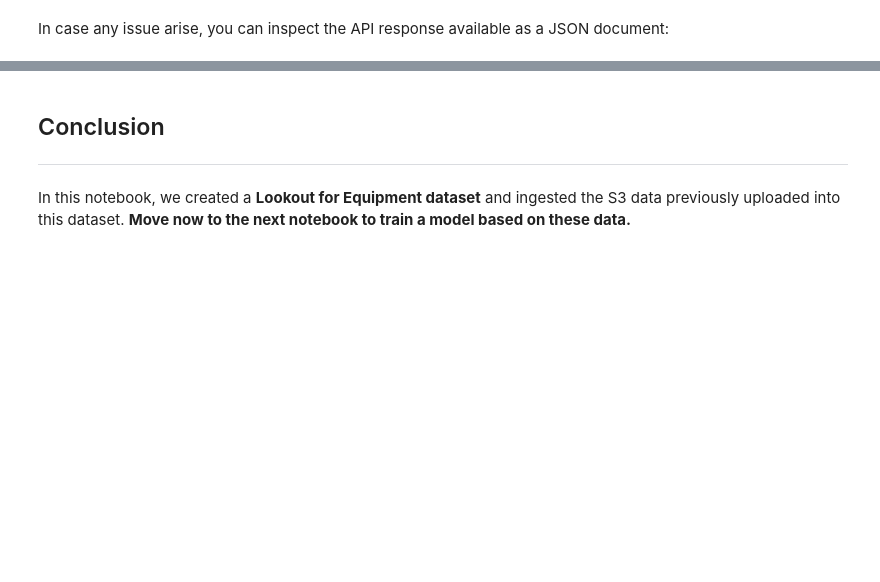
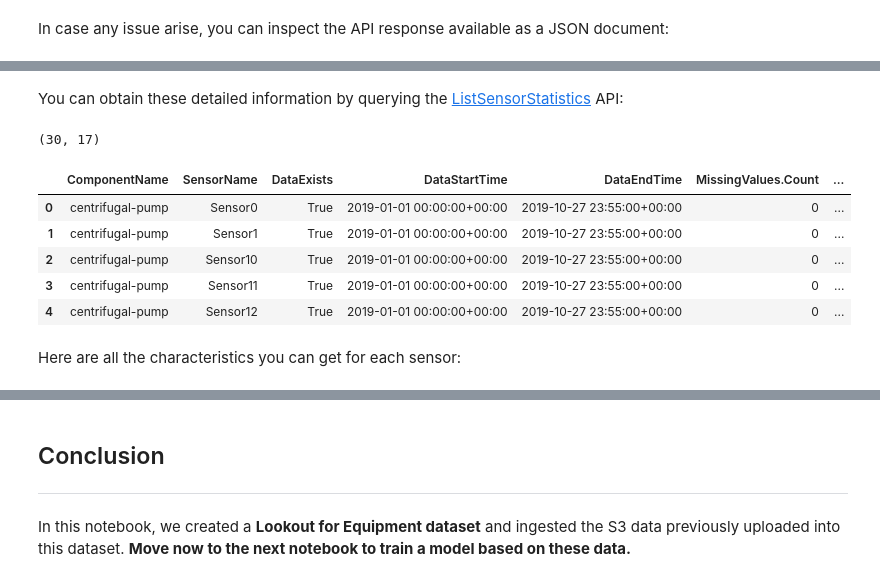
Before and after one commit to aws-samples/amazon-lookout-for-equipment, a Jupyter notebook: getting_started/completed-notebooks/2_dataset_creation.ipynb, the cells around one changed output, grey strips where cells are left out. Saved outputs shown, nothing was run; the diff lists cells and outputs as text; code cells hidden in the pictures; blank space fills up the shorter version.

```diff
--- a/getting_started/completed-notebooks/2_dataset_creation.ipynb
+++ b/getting_started/completed-notebooks/2_dataset_creation.ipynb
@@ -61,6 +67,6 @@ PREFIX         = config.PREFIX_TRAINING
 # %%
 lookout_dataset = lookout.LookoutEquipmentDataset(
     dataset_name=DATASET_NAME,
-    component_root_dir=TRAIN_DATA,
+    component_root_dir=f's3://{BUCKET}/{PREFIX}',
     access_role_arn=ROLE_ARN
 )
@@ -182,0 +185,24 @@ The ingestion should now be complete as can be seen in the console:
+# %% [markdown]
+You can obtain these detailed information by querying the [ListSensorStatistics](https://boto3.amazonaws.com/v1/documentation/api/latest/reference/services/lookoutequipment.html#LookoutEquipment.Client.list_sensor_statistics) API:
+# %%
+job_id = lookout_dataset.ingestion_job_response['JobId']
+
+response = lookout_dataset.client.list_sensor_statistics(DatasetName=DATASET_NAME, IngestionJobId=job_id)
+results = response['SensorStatisticsSummaries']
+while 'NextToken' in response:
+    response = l4e_client.list_sensor_statistics(DatasetName=DATASET_NAME, IngestionJobId=job_id, NextToken=response['NextToken'])
+    results.extend(response['SensorStatisticsSummaries'])
+
+stats_df = pd.json_normalize(results, max_level=1)
+print(stats_df.shape)
+stats_df.head()
+# %% [output]
+(30, 17)
+|  | ComponentName | SensorName | DataExists | DataStartTime | DataEndTime | MissingValues.Count | ... |
+| 0 | centrifugal-pump | Sensor0 | True | 2019-01-01 00:00:00+00:00 | 2019-10-27 23:55:00+00:00 | 0 | ... |
+| 1 | centrifugal-pump | Sensor1 | True | 2019-01-01 00:00:00+00:00 | 2019-10-27 23:55:00+00:00 | 0 | ... |
+| 2 | centrifugal-pump | Sensor10 | True | 2019-01-01 00:00:00+00:00 | 2019-10-27 23:55:00+00:00 | 0 | ... |
+| 3 | centrifugal-pump | Sensor11 | True | 2019-01-01 00:00:00+00:00 | 2019-10-27 23:55:00+00:00 | 0 | ... |
+| 4 | centrifugal-pump | Sensor12 | True | 2019-01-01 00:00:00+00:00 | 2019-10-27 23:55:00+00:00 | 0 | ... |
+# %% [markdown]
+Here are all the characteristics you can get for each sensor:
```
Also changed, not shown: parts of 15 cells of this notebook, 18 other files.
